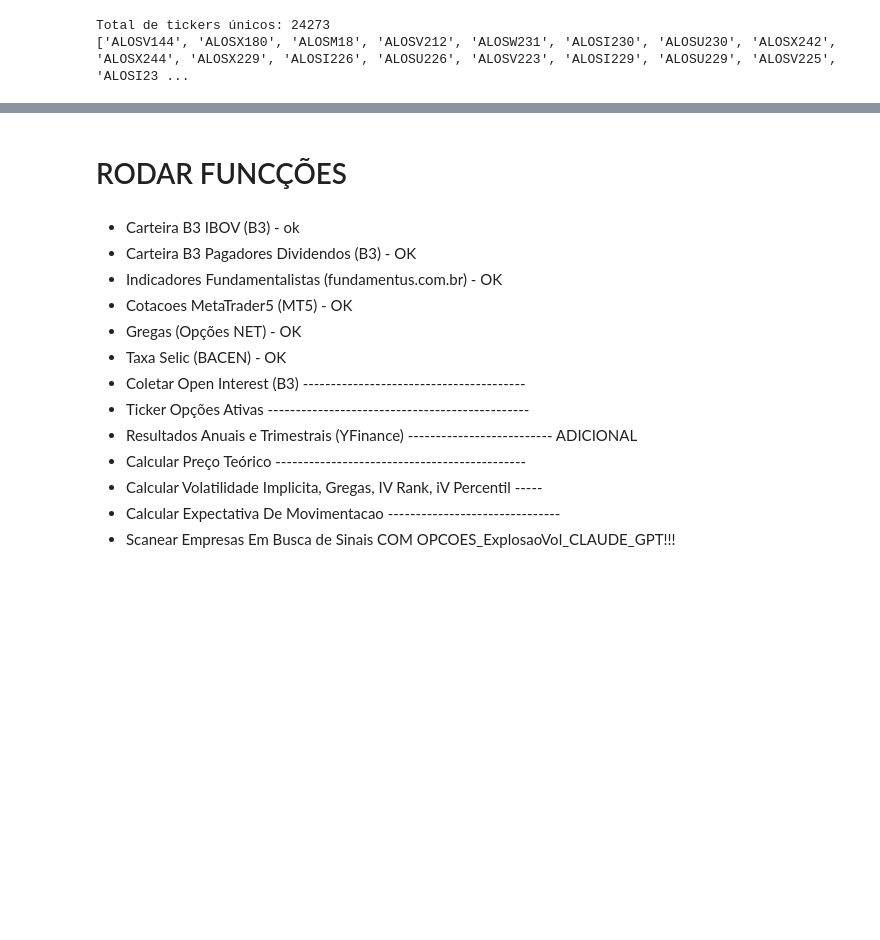
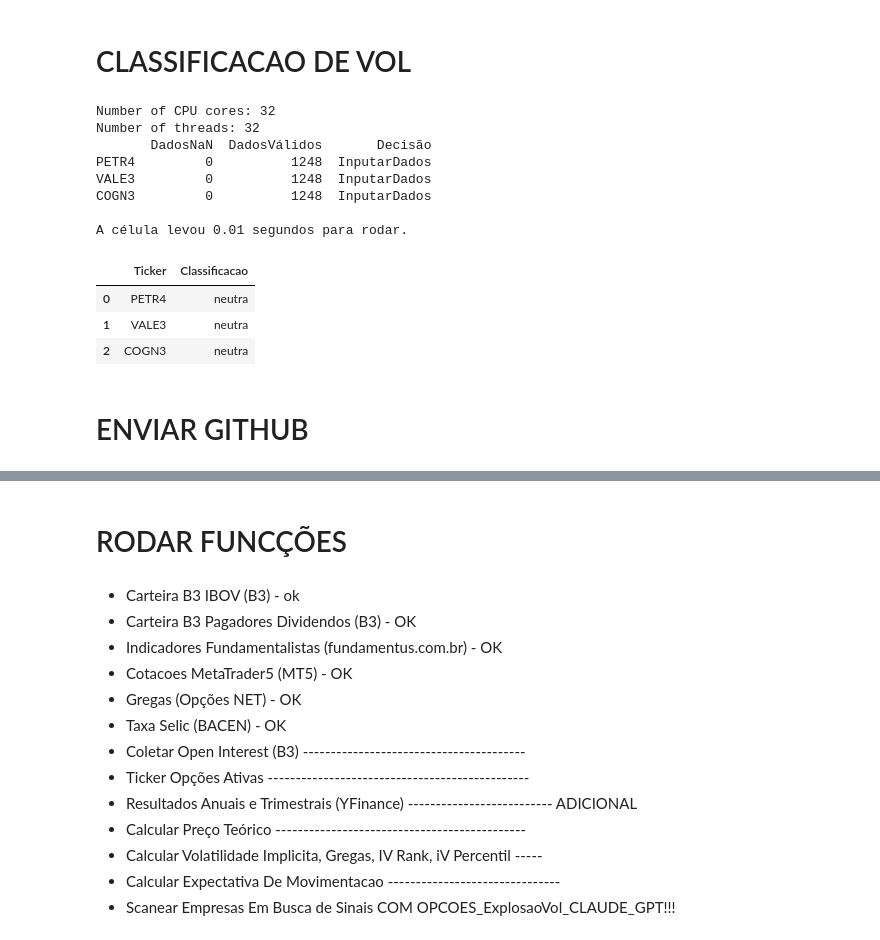
Before and after one commit to diogoraucci/dashboard_opcoes_streamlit, a Jupyter notebook: raspar_OPCOES_NET.ipynb, the cells around one changed output, grey strips where cells are left out. Saved outputs shown, nothing was run; the diff lists cells and outputs as text; code cells hidden in the pictures; blank space fills up the shorter version.

Commit message:
Atualização de arquivo

```diff
--- a/raspar_OPCOES_NET.ipynb
+++ b/raspar_OPCOES_NET.ipynb
@@ -35,6 +35,32 @@ with pd.ExcelWriter("df_cotacoes.xlsx", engine="openpyxl") as writer:
 
 tickers = df_cotacoes.columns.to_list()  # noqa: F821  (definido no seu notebook)
 rodar_scraping_paralelo(tickers[:-2])
+# %% [markdown]
+# CLASSIFICACAO DE VOL
+# %%
+# Coletar Cotacoes MT5
+tf = mt5.TIMEFRAME_D1
+periodos = 3000
+login_b3 = [52356592,"XPMT5-DEMO","qFYs5ui@"]
+NaN_Maximo = 0.5
+df_cotacoes = cotacoes_mt5_list(tickers, tf, periodos, login_b3[0], login_b3[1], login_b3[2], NaN_Maximo)
+df_classificacao = classificar_tickers_b3_mt5(df_cotacoes, mm=120)
+display(df_classificacao)
+# %% [output]
+Number of CPU cores: 32
+Number of threads: 32
+       DadosNaN  DadosVálidos       Decisão
+PETR4         0          1248  InputarDados
+VALE3         0          1248  InputarDados
+COGN3         0          1248  InputarDados
+
+A célula levou 0.01 segundos para rodar.
+|  | Ticker | Classificacao |
+| 0 | PETR4 | neutra |
+| 1 | VALE3 | neutra |
+| 2 | COGN3 | neutra |
+# %% [markdown]
+# ENVIAR GITHUB
 # %%
 tickers = df_IBOV['Código'].to_list()
 cotacoes_mt5_list(tickers, tf, periodos, login_b3[0], login_b3[1], login_b3[2], NaN_Maximo)
@@ -43,36 +66,0 @@ tx_selic
-# %%
-#COLETAR TODOS OS TICKER DE OPÇOES
-from raspar_OPCOES_NET import *
-# Todos os TICKERS de todas as ABAS
-import pandas as pd
-
-arquivo = "df_opcoes.xlsx"
-
-# Abre o arquivo
-xls = pd.ExcelFile(arquivo)
-
-# Lista para armazenar os tickers
-tickers_opcoes = []
-
-# Percorre todas as abas
-for aba in xls.sheet_names:
-    df = pd.read_excel(
-        arquivo,
-        sheet_name=aba,
-        index_col=0
-    )
-
-    # Adiciona os índices
-    tickers_opcoes.extend(df.index.tolist())
-
-# Remove duplicados e valores vazios
-tickers_opcoes = list(dict.fromkeys(
-    ticker for ticker in tickers_opcoes
-    if pd.notna(ticker) and str(ticker).strip() != ""
-))
-
-print(f"Total de tickers únicos: {len(tickers_opcoes)}")
-print(tickers_opcoes)
-# %% [output]
-Total de tickers únicos: 24273
-['ALOSV144', 'ALOSX180', 'ALOSM18', 'ALOSV212', 'ALOSW231', 'ALOSI230', 'ALOSU230', 'ALOSX242', 'ALOSX244', 'ALOSX229', 'ALOSI226', 'ALOSU226', 'ALOSV223', 'ALOSI229', 'ALOSU229', 'ALOSV225', 'ALOSI23 ...
```
Also changed, not shown: parts of 4 cells of this notebook.
